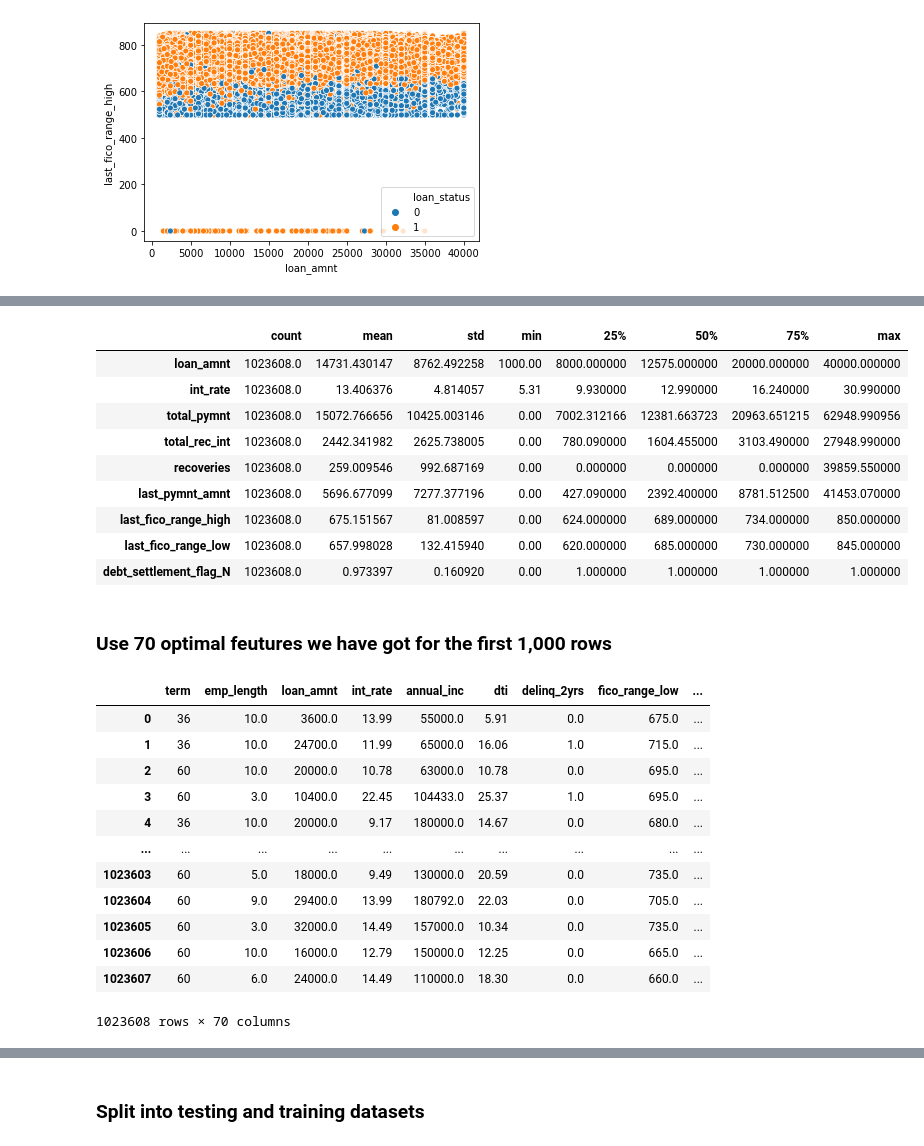
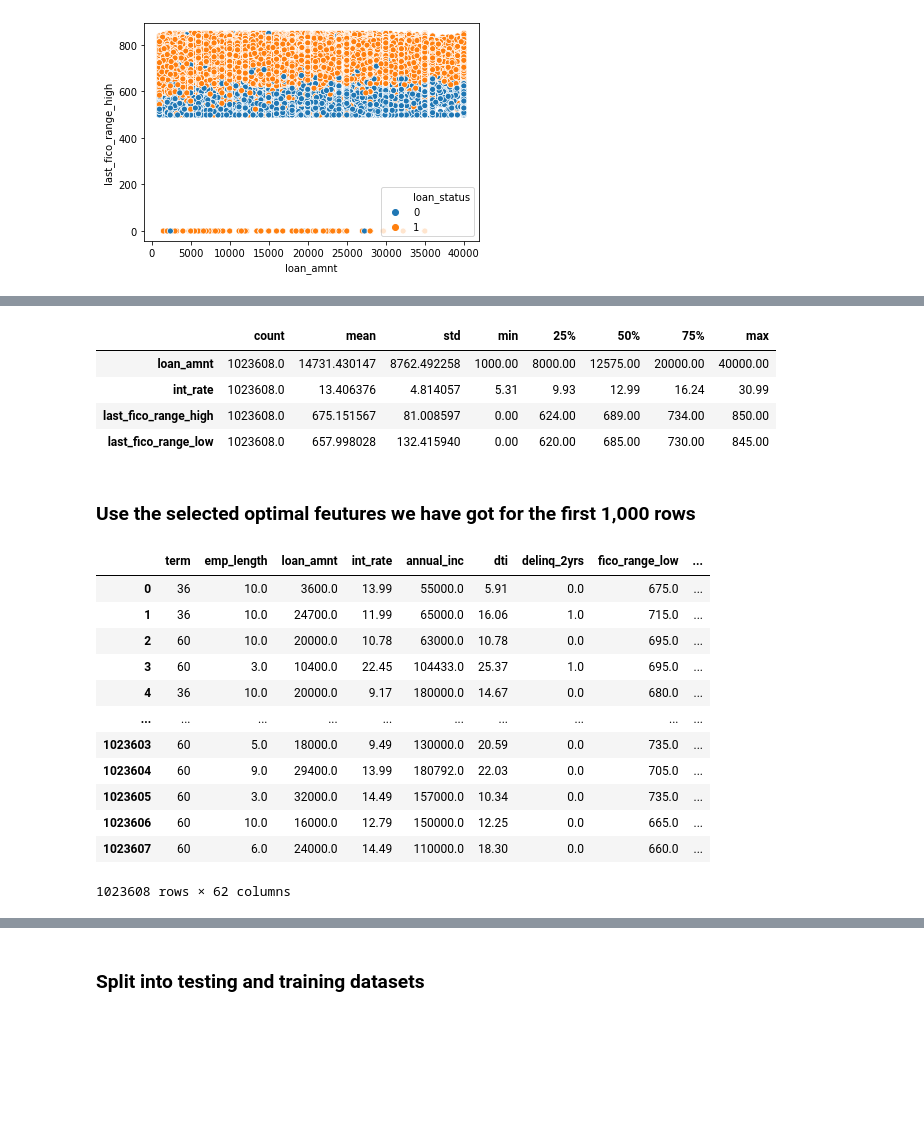
Before and after one commit to natakatch/Springboard, a Jupyter notebook: Capstone two/Notebooks/lending_data_5_Modeling.ipynb, the cells around one changed output, grey strips where cells are left out. Saved outputs shown, nothing was run; the diff lists cells and outputs as text; code cells hidden in the pictures; blank space fills up the shorter version.

```diff
--- a/Capstone two/Notebooks/lending_data_5_Modeling.ipynb
+++ b/Capstone two/Notebooks/lending_data_5_Modeling.ipynb
@@ -177,0 +194,6 @@ XR1000[XR1000.columns]
+# %%
+XR1000 = XR1000.drop('debt_settlement_flag_N', axis=1)
+XR1000 = XR1000.drop('total_pymnt', axis=1)
+XR1000 = XR1000.drop('last_pymnt_amnt', axis=1)
+XR1000 = XR1000.drop('recoveries', axis=1)
+XR1000 = XR1000.drop('total_rec_int', axis=1)
@@ -232,4 +283,4 @@ sns.scatterplot(x= "loan_amnt", y="last_fico_range_high",  hue = "loan_status",
 # %%
-X9 = X[XR1000.columns]
-X9
+XR = X[XR1000.columns]
+XR
 # %% [output]
@@ -249,21 +300,16 @@ X9
 # %%
-X9.describe().T
+XR.describe().T
 # %% [output]
 |  | count | mean | std | min | 25% | 50% | 75% | max |
-| loan_amnt | 1023608.0 | 14731.430147 | 8762.492258 | 1000.00 | 8000.000000 | 12575.000000 | 20000.000000 | 40000.000000 |
-| int_rate | 1023608.0 | 13.406376 | 4.814057 | 5.31 | 9.930000 | 12.990000 | 16.240000 | 30.990000 |
-| total_pymnt | 1023608.0 | 15072.766656 | 10425.003146 | 0.00 | 7002.312166 | 12381.663723 | 20963.651215 | 62948.990956 |
-| total_rec_int | 1023608.0 | 2442.341982 | 2625.738005 | 0.00 | 780.090000 | 1604.455000 | 3103.490000 | 27948.990000 |
-| recoveries | 1023608.0 | 259.009546 | 992.687169 | 0.00 | 0.000000 | 0.000000 | 0.000000 | 39859.550000 |
-| last_pymnt_amnt | 1023608.0 | 5696.677099 | 7277.377196 | 0.00 | 427.090000 | 2392.400000 | 8781.512500 | 41453.070000 |
-| last_fico_range_high | 1023608.0 | 675.151567 | 81.008597 | 0.00 | 624.000000 | 689.000000 | 734.000000 | 850.000000 |
-| last_fico_range_low | 1023608.0 | 657.998028 | 132.415940 | 0.00 | 620.000000 | 685.000000 | 730.000000 | 845.000000 |
-| debt_settlement_flag_N | 1023608.0 | 0.973397 | 0.160920 | 0.00 | 1.000000 | 1.000000 | 1.000000 | 1.000000 |
+| loan_amnt | 1023608.0 | 14731.430147 | 8762.492258 | 1000.00 | 8000.00 | 12575.00 | 20000.00 | 40000.00 |
+| int_rate | 1023608.0 | 13.406376 | 4.814057 | 5.31 | 9.93 | 12.99 | 16.24 | 30.99 |
+| last_fico_range_high | 1023608.0 | 675.151567 | 81.008597 | 0.00 | 624.00 | 689.00 | 734.00 | 850.00 |
+| last_fico_range_low | 1023608.0 | 657.998028 | 132.415940 | 0.00 | 620.00 | 685.00 | 730.00 | 845.00 |
 # %% [markdown]
-### Use 70 optimal feutures we have got for the first 1,000 rows
+### Use the selected optimal feutures we have got for the first 1,000 rows
 # %%
-X70 = X[X1000.columns]
-X70
+X = X[X1000.columns]
+X
 # %% [output]
 |  | term | emp_length | loan_amnt | int_rate | annual_inc | dti | delinq_2yrs | fico_range_low | ... |
 | 0 | 36 | 10.0 | 3600.0 | 13.99 | 55000.0 | 5.91 | 0.0 | 675.0 | ... |
@@ -277,5 +323,5 @@ X70
 | 1023605 | 60 | 3.0 | 32000.0 | 14.49 | 157000.0 | 10.34 | 0.0 | 735.0 | ... |
 | 1023606 | 60 | 10.0 | 16000.0 | 12.79 | 150000.0 | 12.25 | 0.0 | 665.0 | ... |
 | 1023607 | 60 | 6.0 | 24000.0 | 14.49 | 110000.0 | 18.30 | 0.0 | 660.0 | ... |
-1023608 rows × 70 columns
+1023608 rows × 62 columns
 # %%
```
Also changed, not shown: parts of 48 cells of this notebook.
